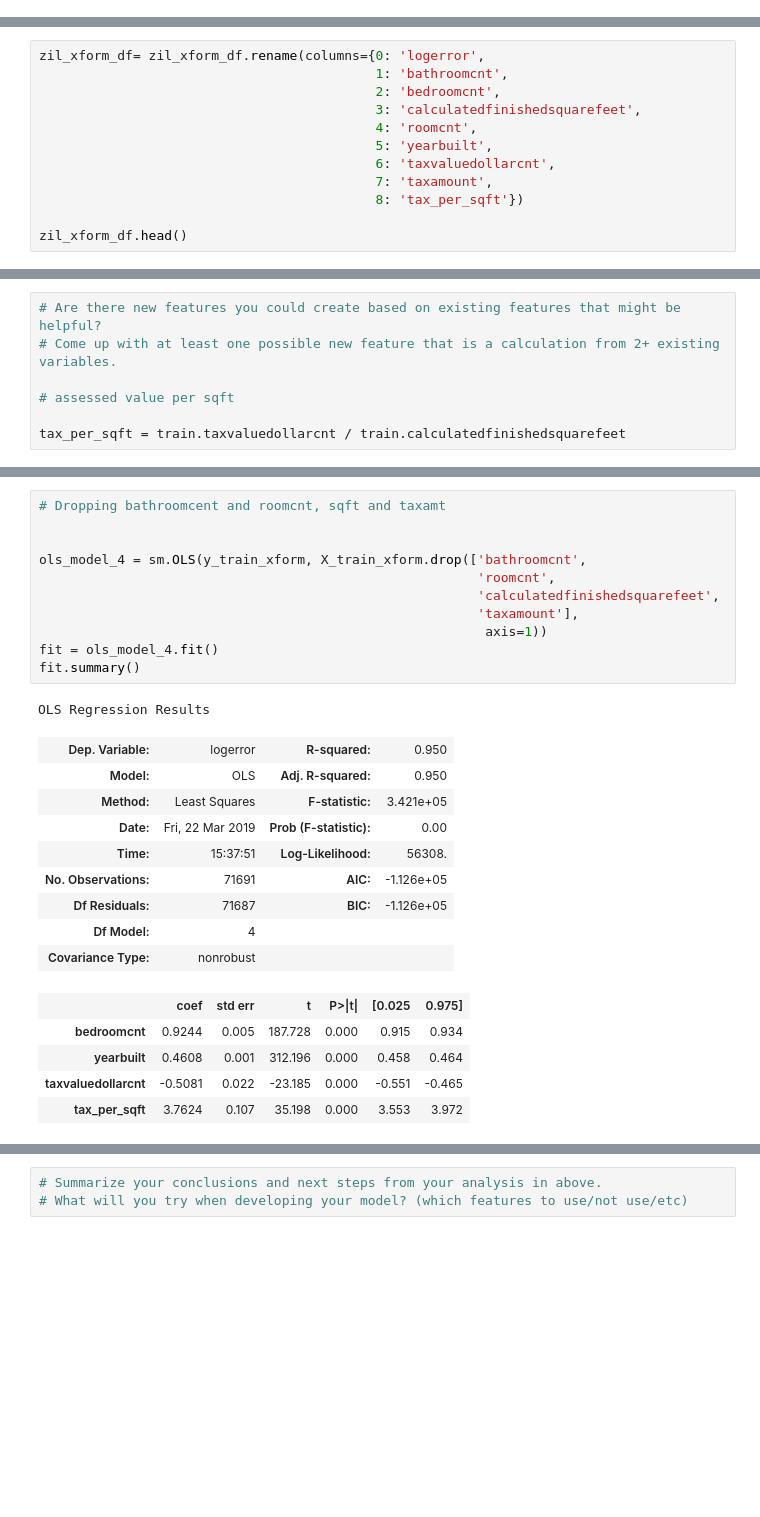
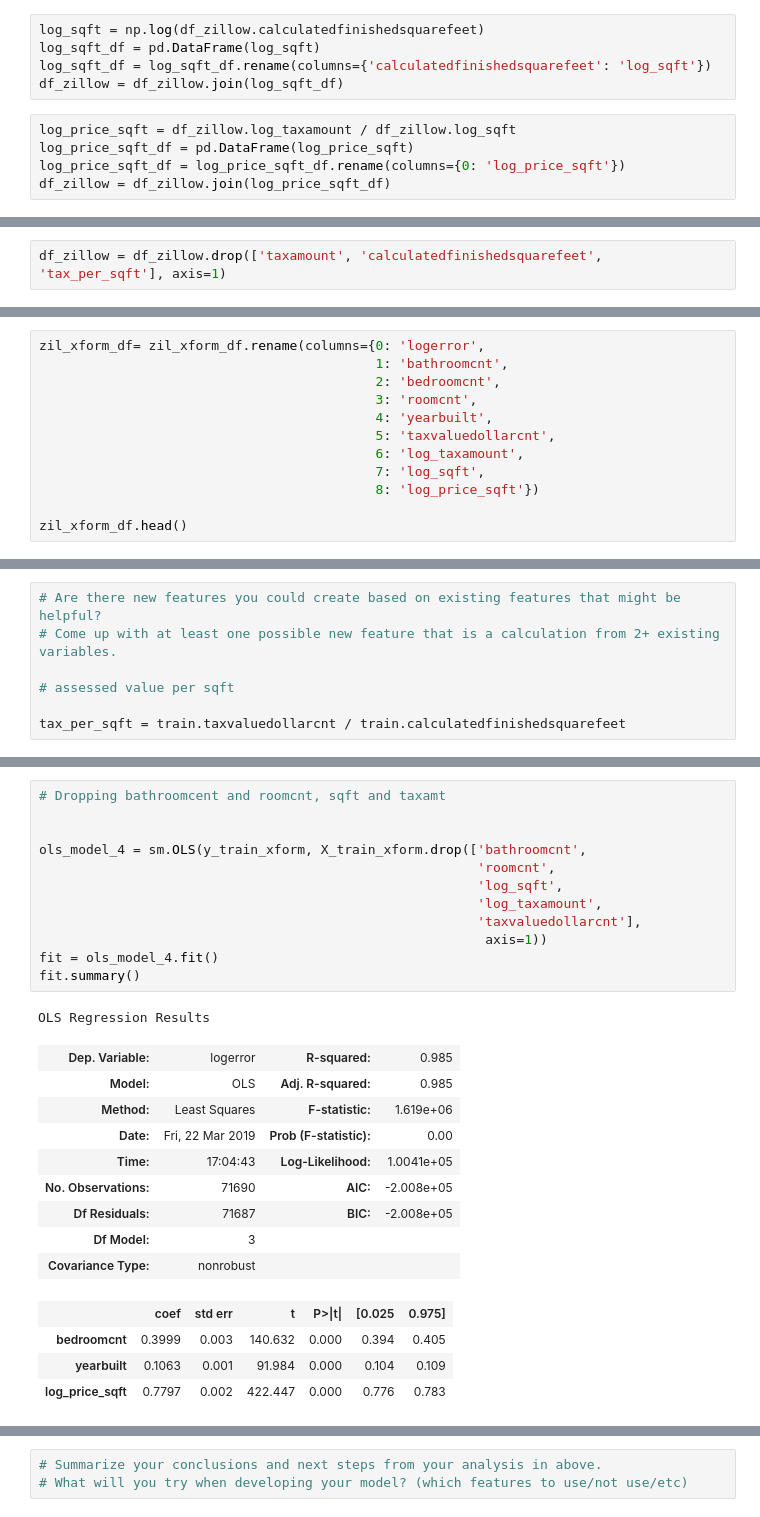
Before and after one commit to StevenGaris/codeup-ds-projects, a Jupyter notebook: Regression_Project_Steven_Garis.ipynb, the cells around one changed output, grey strips where cells are left out. Saved outputs shown, nothing was run; the diff lists cells and outputs as text; blank space fills up the shorter version.

```diff
--- a/Regression_Project_Steven_Garis.ipynb
+++ b/Regression_Project_Steven_Garis.ipynb
@@ -322,0 +328,10 @@ df_zillow.shape
+# %%
+log_sqft = np.log(df_zillow.calculatedfinishedsquarefeet)
+log_sqft_df = pd.DataFrame(log_sqft)
+log_sqft_df = log_sqft_df.rename(columns={'calculatedfinishedsquarefeet': 'log_sqft'})
+df_zillow = df_zillow.join(log_sqft_df)
+# %%
+log_price_sqft = df_zillow.log_taxamount / df_zillow.log_sqft
+log_price_sqft_df = pd.DataFrame(log_price_sqft)
+log_price_sqft_df = log_price_sqft_df.rename(columns={0: 'log_price_sqft'})
+df_zillow = df_zillow.join(log_price_sqft_df)
@@ -322,0 +347,2 @@ df_zillow.shape
+# %%
+df_zillow = df_zillow.drop(['taxamount', 'calculatedfinishedsquarefeet', 'tax_per_sqft'], axis=1)
@@ -370,12 +418,12 @@ zil_xform_df.head()
 zil_xform_df= zil_xform_df.rename(columns={0: 'logerror',
                                            1: 'bathroomcnt',
                                            2: 'bedroomcnt',
-                                           3: 'calculatedfinishedsquarefeet',
-                                           4: 'roomcnt',
-                                           5: 'yearbuilt',
-                                           6: 'taxvaluedollarcnt',
-                                           7: 'taxamount',
-                                           8: 'tax_per_sqft'})
+                                           3: 'roomcnt',
+                                           4: 'yearbuilt',
+                                           5: 'taxvaluedollarcnt',
+                                           6: 'log_taxamount',
+                                           7: 'log_sqft',
+                                           8: 'log_price_sqft'})
 
 zil_xform_df.head()
 # %% [output]
@@ -661,27 +709,27 @@ Warnings:
 # %%
 # Dropping bathroomcent and roomcnt, sqft and taxamt
 
 
 ols_model_4 = sm.OLS(y_train_xform, X_train_xform.drop(['bathroomcnt',
                                                         'roomcnt',
-                                                        'calculatedfinishedsquarefeet',
-                                                        'taxamount'],
+                                                        'log_sqft',
+                                                        'log_taxamount',
+                                                        'taxvaluedollarcnt'],
                                                          axis=1))
 fit = ols_model_4.fit()
 fit.summary()
 # %% [output]
 OLS Regression Results
-| Dep. Variable: | logerror | R-squared: | 0.950 |
-| Model: | OLS | Adj. R-squared: | 0.950 |
-| Method: | Least Squares | F-statistic: | 3.421e+05 |
+| Dep. Variable: | logerror | R-squared: | 0.985 |
+| Model: | OLS | Adj. R-squared: | 0.985 |
+| Method: | Least Squares | F-statistic: | 1.619e+06 |
 | Date: | Fri, 22 Mar 2019 | Prob (F-statistic): | 0.00 |
-| Time: | 15:37:51 | Log-Likelihood: | 56308. |
-| No. Observations: | 71691 | AIC: | -1.126e+05 |
-| Df Residuals: | 71687 | BIC: | -1.126e+05 |
-| Df Model: | 4 |  |  |
+| Time: | 17:04:43 | Log-Likelihood: | 1.0041e+05 |
+| No. Observations: | 71690 | AIC: | -2.008e+05 |
+| Df Residuals: | 71687 | BIC: | -2.008e+05 |
+| Df Model: | 3 |  |  |
 | Covariance Type: | nonrobust |  |  |
 |  | coef | std err | t | P>|t| | [0.025 | 0.975] |
-| bedroomcnt | 0.9244 | 0.005 | 187.728 | 0.000 | 0.915 | 0.934 |
-| yearbuilt | 0.4608 | 0.001 | 312.196 | 0.000 | 0.458 | 0.464 |
-| taxvaluedollarcnt | -0.5081 | 0.022 | -23.185 | 0.000 | -0.551 | -0.465 |
-| tax_per_sqft | 3.7624 | 0.107 | 35.198 | 0.000 | 3.553 | 3.972 |
+| bedroomcnt | 0.3999 | 0.003 | 140.632 | 0.000 | 0.394 | 0.405 |
+| yearbuilt | 0.1063 | 0.001 | 91.984 | 0.000 | 0.104 | 0.109 |
+| log_price_sqft | 0.7797 | 0.002 | 422.447 | 0.000 | 0.776 | 0.783 |
```
Also changed, not shown: parts of 25 cells of this notebook.
